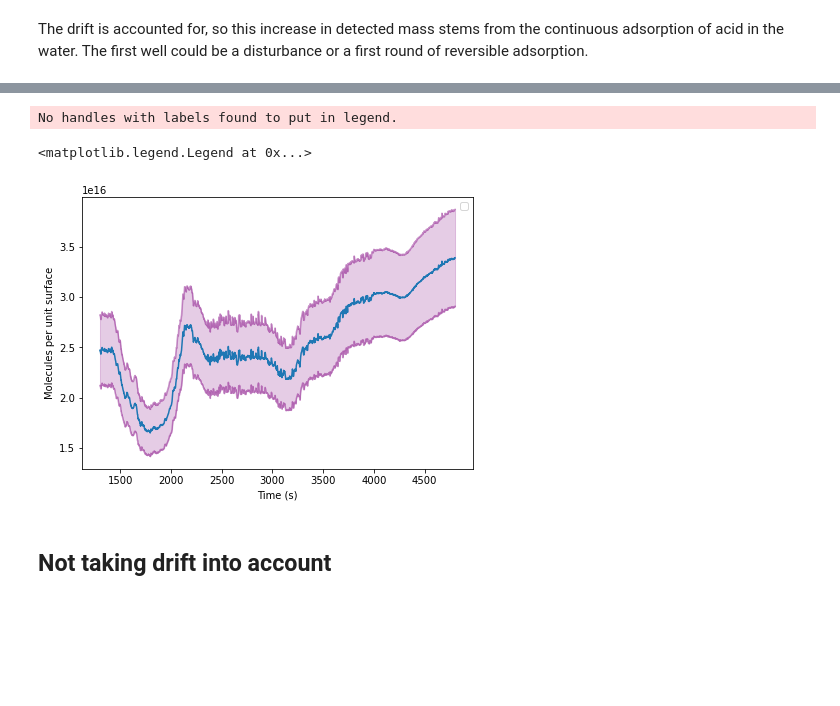
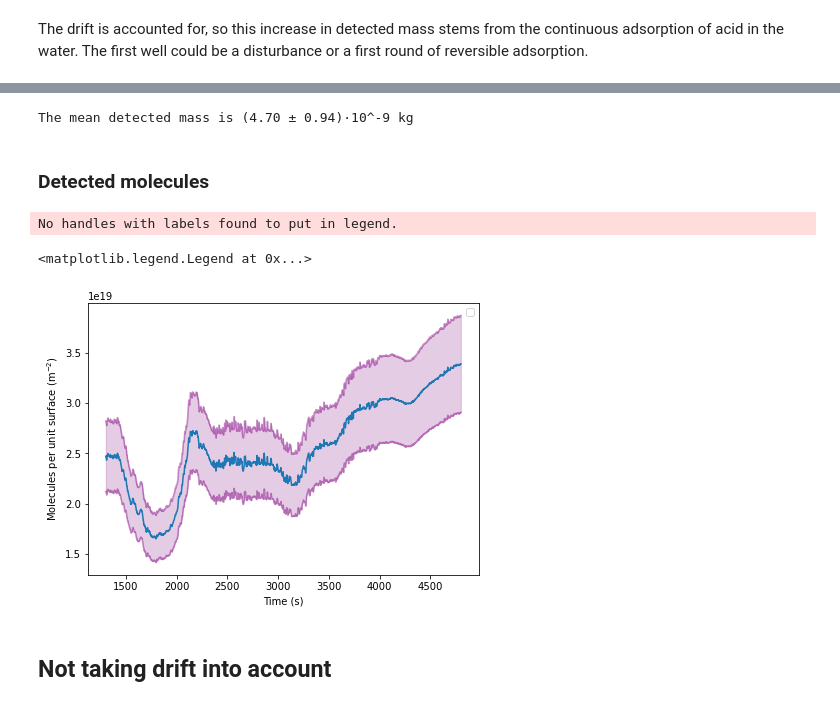
Before and after one commit to Nereumobu/advanced_lab_master, a Jupyter notebook: Ma_17/Task2_monolayer_MUA.ipynb, the cells around one changed output, grey strips where cells are left out. Drawn from its saved outputs; the diff is of its cells as text; code cells hidden in the pictures; blank space fills up the shorter version.

```diff
--- a/Ma_17/Task2_monolayer_MUA.ipynb
+++ b/Ma_17/Task2_monolayer_MUA.ipynb
@@ -248,13 +226,12 @@ surface_MUA=np.array(surface_MUA); stdsurface_MUA=np.array(stdsurface_MUA)
-# %%
-fig, axis=plt.subplots(1,1,figsize=(7,5))
-axis.plot(time_MUA,surface_MUA)
-axis.plot(time_MUA,surface_MUA+stdsurface_MUA, color="purple", alpha=0.4)
-axis.plot(time_MUA,surface_MUA-stdsurface_MUA, color="purple", alpha=0.4)
-axis.fill_between(time_MUA, surface_MUA+stdsurface_MUA, surface_MUA-stdsurface_MUA,
-                color="purple", alpha=0.2)
-axis.set_xlabel("Time (s)"); axis.set_ylabel("Molecules per unit surface")
-axis.legend()
-# %% [output]
-No handles with labels found to put in legend.
-<matplotlib.legend.Legend at 0x...>
-[figure, removed]
+# %%
+print("The mean detected mass is "+print_scientific(np.mean(mass_MUA), np.sqrt(np.std(mass_MUA)**2+np.mean(stdmass_MUA)**2))+" kg")
+# %% [output]
+The mean detected mass is (4.70 ± 0.94)·10^-9 kg
+# %% [markdown]
+### Detected molecules
+# %%
+atomicweight_MUA=218.356
+weight_MUA=atomicweight_MUA*constants.physical_constants["atomic mass constant"][0]
+molecules_MUA=mass_MUA/weight_MUA
+mols_MUA=molecules_MUA/(constants.physical_constants["Avogadro constant"][0])
+surface_MUA=molecules_MUA/A
@@ -261,3 +248,16 @@ No handles with labels found to put in legend.
+# %%
+fig, axis=plt.subplots(1,1,figsize=(7,5))
+axis.plot(time_MUA,surface_MUA)
+axis.plot(time_MUA,surface_MUA+stdsurface_MUA, color="purple", alpha=0.4)
+axis.plot(time_MUA,surface_MUA-stdsurface_MUA, color="purple", alpha=0.4)
+axis.fill_between(time_MUA, surface_MUA+stdsurface_MUA, surface_MUA-stdsurface_MUA,
+                color="purple", alpha=0.2)
+axis.set_xlabel("Time (s)"); axis.set_ylabel("Molecules per unit surface (m$^{-2}$)")
+axis.legend()
+# %% [output]
+No handles with labels found to put in legend.
+<matplotlib.legend.Legend at 0x...>
+[figure, added]
 # %% [markdown]
 ## Not taking drift into account
 # %%
```
Also changed, not shown: parts of 19 cells of this notebook, 1 other file.
